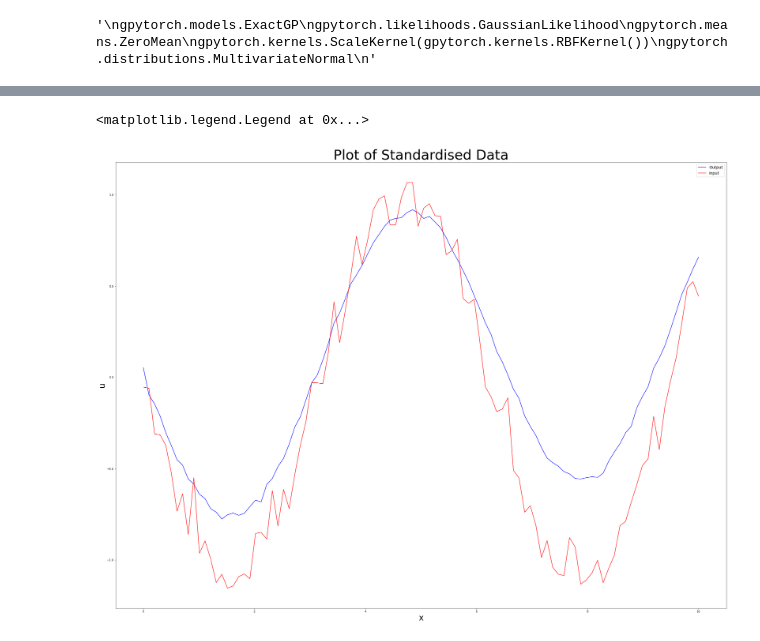
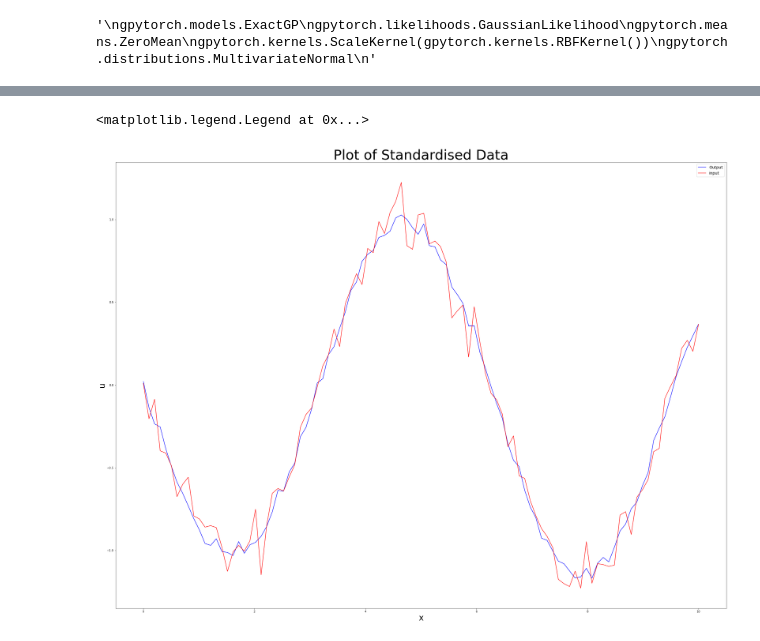
Before and after one commit to BFourcin/Ben-PhD, a Jupyter notebook: Theta_sin_x_Example.ipynb, the cells around one changed output, grey strips where cells are left out. Cells and saved outputs as stored; diff of their text form; code cells hidden in the pictures.

```diff
--- a/Theta_sin_x_Example.ipynb
+++ b/Theta_sin_x_Example.ipynb
@@ -105,5 +121,9 @@ ax.set_ylabel('Principal Componant', fontsize = 30)
 
 
 for i in range(3):
-    ax.plot(range(len(principal_componant)) , principal_componant[:,i])
+    ax.plot(principal_componant[:,i])
+
+
+# Can compare ratio of eigenvalues
+sum(D[0:1])/sum(D)
 # %% [output]
@@ -144,7 +165,7 @@ class ExactGPModel(gpytorch.models.ExactGP):
     def __init__(self, train_x, train_y, likelihood):
 
         super(ExactGPModel, self).__init__(train_x, train_y, likelihood)
-        self.mean_module = gpytorch.means.ZeroMean()
+        self.mean_module = gpytorch.means.ConstantMean()
         base_covar_module = gpytorch.kernels.MaternKernel(nu=1.5)
         self.covar_module = gpytorch.kernels.ScaleKernel(base_covar_module)
 
@@ -158,10 +179,10 @@ class ExactGPModel(gpytorch.models.ExactGP):
 #model = ExactGPModel(train_x, train_y, likelihood)
 # %%
 # Running training loop to train M seperate models.
-training_iter = 10000
+training_iter = 2000
 
 # Training data:
-M = 2 #number of principal components to use
+M = 2 #number of principal components to use (one model per PC)
 
 train_x = torch.tensor(theta)
 train_y = torch.tensor( principal_componant[: , 0:M].T @ B) # Using first 2 principal componants
@@ -196,7 +217,7 @@ for M in range(len(model)):
         # Calc loss and backprop gradients
         loss = -mll(output, train_y[M])
         loss.backward()
-        if i % 1000 == 0:
+        if i % 500 == 0:
             print('Model %i - Iter %d/%d - Loss: %.3f lengthscale: %.3f noise: %.3f' % (
                 M+1, i , training_iter, loss.item(),
                 model[M].covar_module.base_kernel.lengthscale.item(),
@@ -224,7 +238,7 @@ Model 2 - Iter 10000/10000 - Loss: 7.247 lengthscale: 0.633 noise: 203.637
 # %%
 # Make predictions by feeding model through likelihood
 with torch.no_grad(), gpytorch.settings.fast_pred_var():
-    test_x = torch.linspace(0, 10, 200) # Same start and finish as training data but with higher sampling
+    test_x = torch.linspace(0, 10, 2000) # Same start and finish as training data but with higher sampling
     test_x = test_x.double()
 
     observed_pred = []
@@ -269,28 +283,28 @@ with torch.no_grad():
 # %%
 # This is a test of going from the PCA values back to the output.
 
 '''
 Question:
-Calculating u via sum a*v[i] returns u that is too large.
+Calculating u via sum(a*v[i]) returns u that is too large.
 '''
 theta_index = 5
 
 u = 0
 #sum_a = 0
 for i in range(3):
     a = torch.tensor( principal_componant[: , i] @ B)
     #sum_a = sum_a + a
     u = u + a[theta_index]*principal_componant[: , i]
 
 
 f, ax = plt.subplots(1, 1, figsize=(40, 30))
 ax.set_title('Plot of Standardised Data', fontsize = 50)
 ax.set_xlabel('x', fontsize = 30)
 ax.set_ylabel('u', fontsize = 30)
 
-ax.plot(x , u/2200, 'b')
+ax.plot(x , u, 'b') # Fudge here
 ax.plot(x , B[:,theta_index], 'r')
 ax.legend(['Output', 'input'],fontsize='x-large')
 # %% [output]
 <matplotlib.legend.Legend at 0x...>
-[figure, old version]
+[figure, new version]
```
Also changed, not shown: parts of 13 cells of this notebook.
